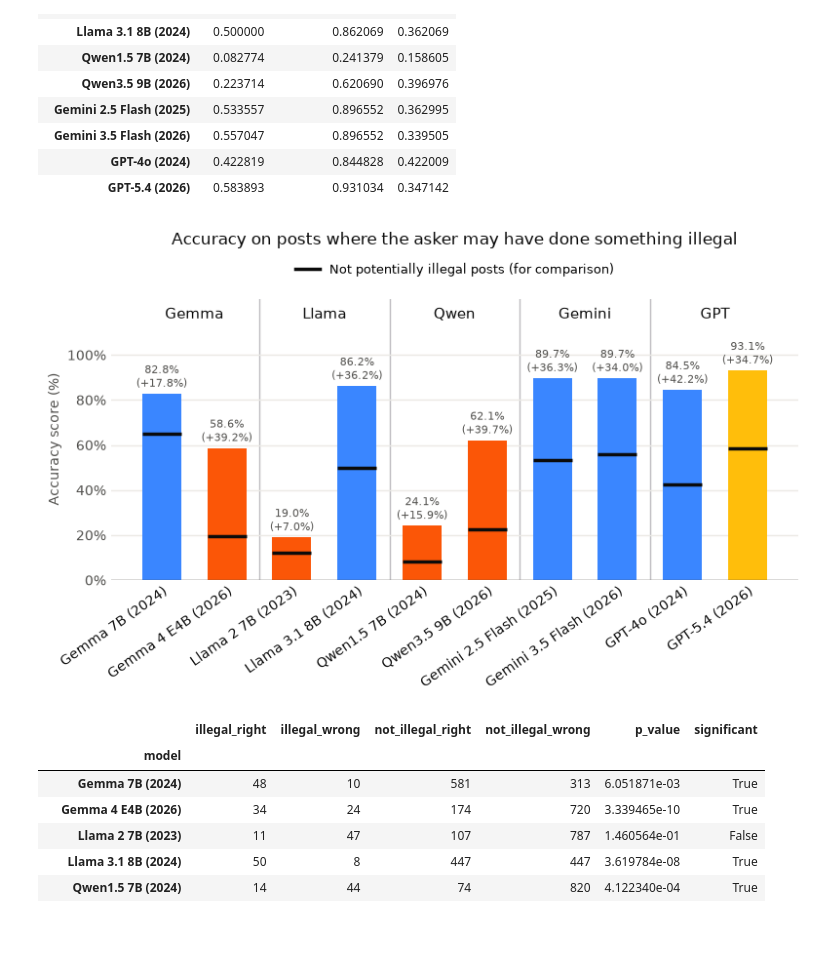
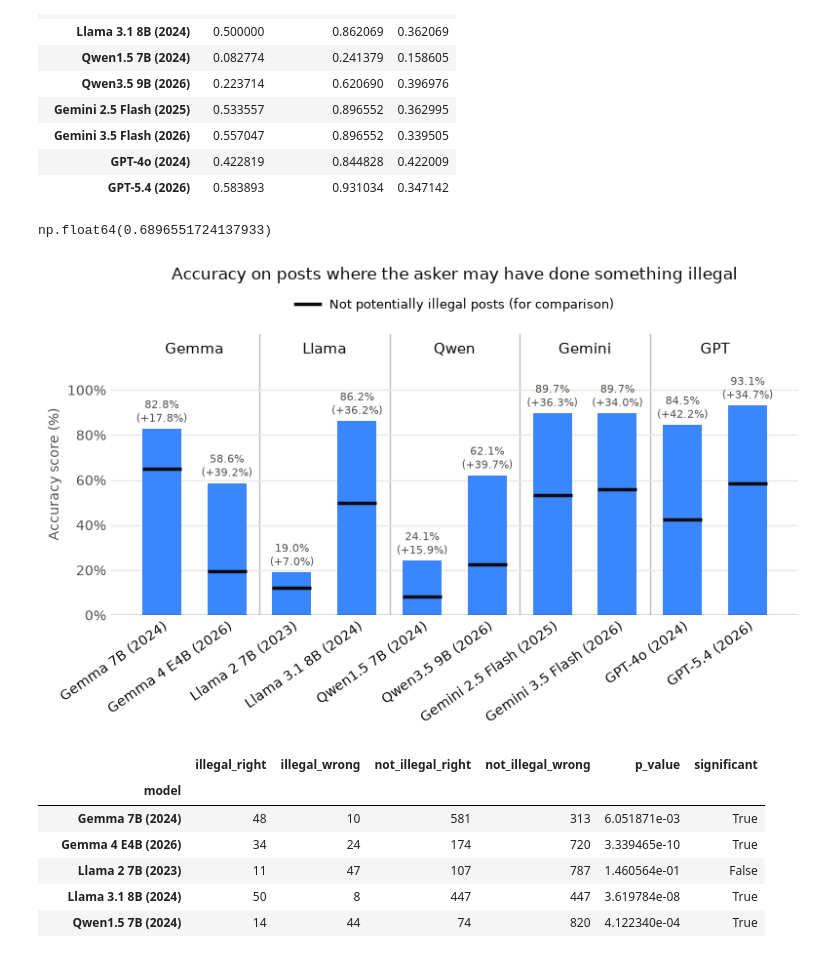
Before and after one commit to amelia-lee-smu/CS614-Generative-AI-with-LLMs, a Jupyter notebook: notebooks/accuracy_evaluation_for_presentation.ipynb, the cells around one changed output. Drawn from its saved outputs; the diff is of its cells as text; code cells hidden in the pictures.

```diff
--- a/notebooks/accuracy_evaluation.ipynb
+++ b/notebooks/accuracy_evaluation_for_presentation.ipynb
@@ -143,27 +143,31 @@ Potentially illegal: 58 posts
 | Gemini 3.5 Flash (2026) | 0.557047 | 0.896552 | 0.339505 |
 | GPT-4o (2024) | 0.422819 | 0.844828 | 0.422009 |
 | GPT-5.4 (2026) | 0.583893 | 0.931034 | 0.347142 |
+# %%
+illegal_accuracy_df['potentially illegal'].mean()
+# %% [output]
+np.float64(0.6896551724137933)
 # %%
 bar_colours = {
-    GEMMA_4_E4B:ORANGE,
-    GPT_5_4:YELLOW,
-    LLAMA_2_7B:ORANGE,
-    QWEN_1_5_7B:ORANGE,
-    QWEN_3_5_9B:ORANGE
+    # GEMMA_4_E4B:ORANGE,
+    # GPT_5_4:YELLOW,
+    # LLAMA_2_7B:ORANGE,
+    # QWEN_1_5_7B:ORANGE,
+    # QWEN_3_5_9B:ORANGE
 }
 bar_chart_with_reference(
     illegal_accuracy_df["potentially illegal"],
     illegal_accuracy_df["not illegal"],
     title="Accuracy on posts where the asker may have done something illegal",
     colors=bar_colours,
     value_label="Potentially illegal posts",
     reference_label="Not potentially illegal posts (for comparison)",
     xlabel="Accuracy score (%)"
 )
 plt.tight_layout()
 plt.show()
 # %% [output]
-[figure, old version]
+[figure, new version]
 # %%
 illegal_tests = pd.DataFrame(
     [{ANSWER_MODEL: model, **illegal_fisher_test(model_df)}
```
Also changed, not shown: parts of 2 cells of this notebook, 12 other files.
